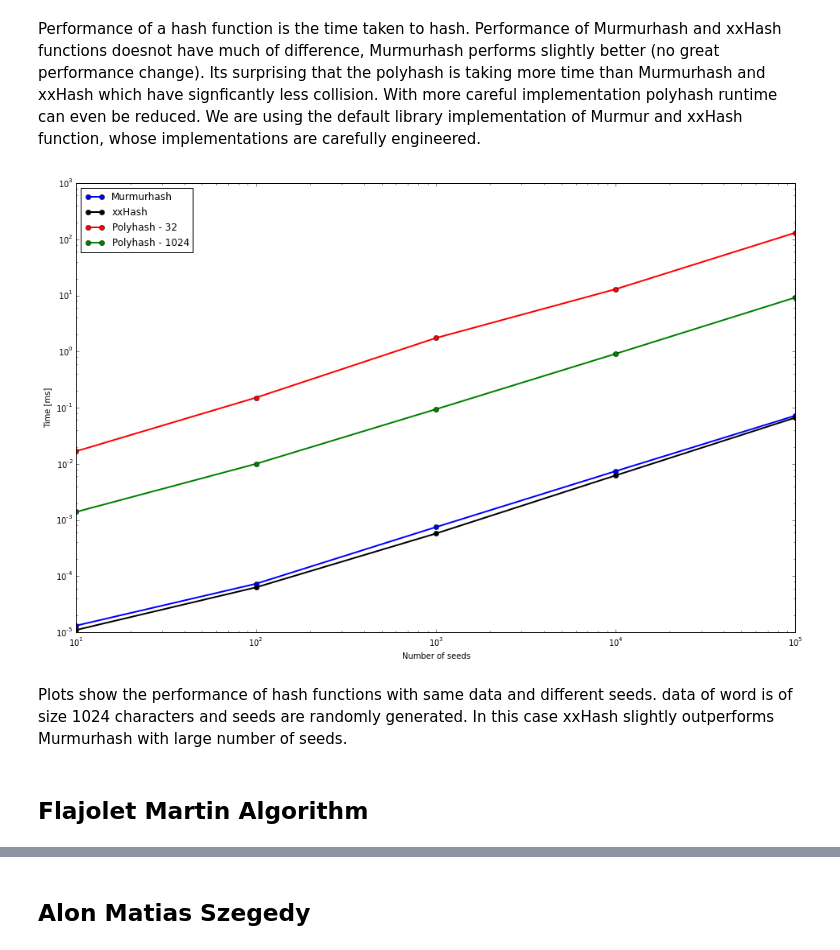
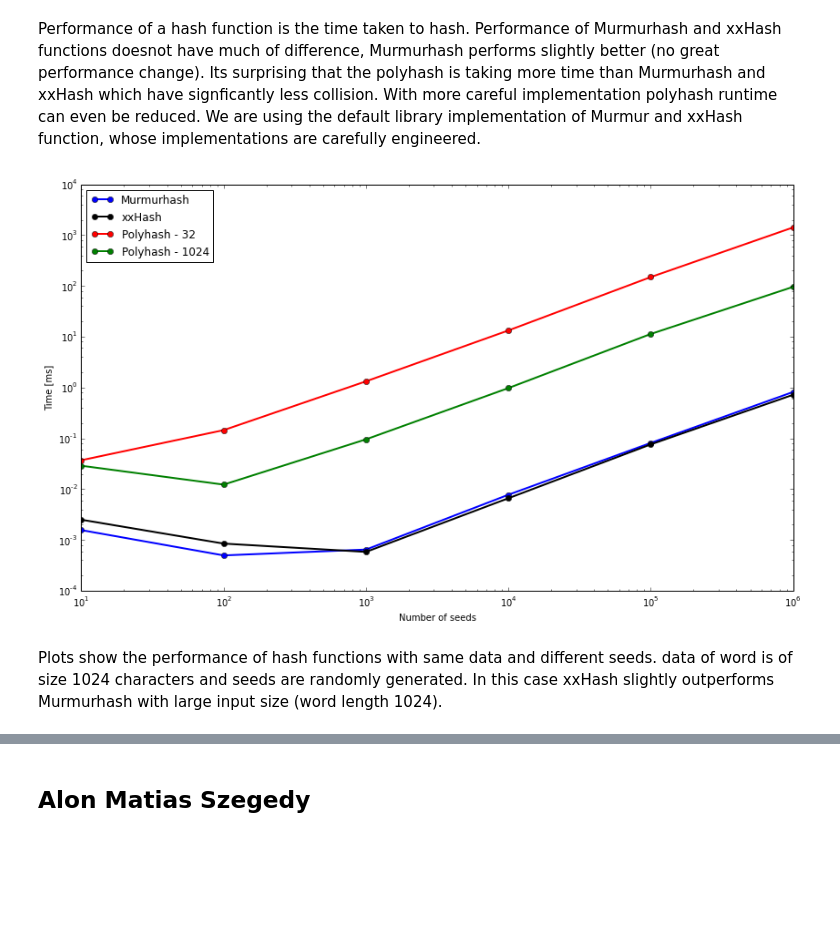
Before and after one commit to cle-ment/aalto-frequency-moments, a Jupyter notebook: Report.ipynb, the cells around one changed output, grey strips where cells are left out. Saved outputs shown, nothing was run; the diff lists cells and outputs as text; code cells hidden in the pictures; blank space fills up the shorter version.

```diff
--- a/Report.ipynb
+++ b/Report.ipynb
@@ -75,5 +77,6 @@ Hashing same data with different seed. All the hash functions exibit relatively
 # %%
 _file = "../data/twitter_words.txt"
 _seed = 128
+rcParams['figure.figsize'] = 14, 8
 plot_runtime(_file, _seed, 8)
 # %% [output]
@@ -82,10 +85,9 @@ plot_runtime(_file, _seed, 8)
 Performance of a hash function is the time taken to hash. Performance of Murmurhash and xxHash functions doesnot have much of difference, Murmurhash performs slightly better (no great performance change). Its surprising that the polyhash is taking more time than Murmurhash and xxHash which have signficantly less collision. With more careful implementation polyhash runtime can even be reduced. We are using the default library implementation of Murmur and xxHash function, whose implementations are carefully engineered.
 # %%
 _str = ''.join( [chr(random.randint(0,255)) for i in xrange(0,1024)])
-plot_runtime2(_str, 6)
+rcParams['figure.figsize'] = 14, 8
+plot_runtime2(_str, 7)
 # %% [output]
-[figure, old version]
+[figure, new version]
 # %% [markdown]
-Plots show the performance of hash functions with same data and different seeds. data of word is of size 1024 characters and seeds are randomly generated. In this case xxHash slightly outperforms Murmurhash with large number of seeds.
+Plots show the performance of hash functions with same data and different seeds. data of word is of size 1024 characters and seeds are randomly generated. In this case xxHash slightly outperforms Murmurhash with large input size (word length 1024).
-# %% [markdown]
-## Flajolet Martin Algorithm
```
Also changed, not shown: parts of 28 cells of this notebook.
